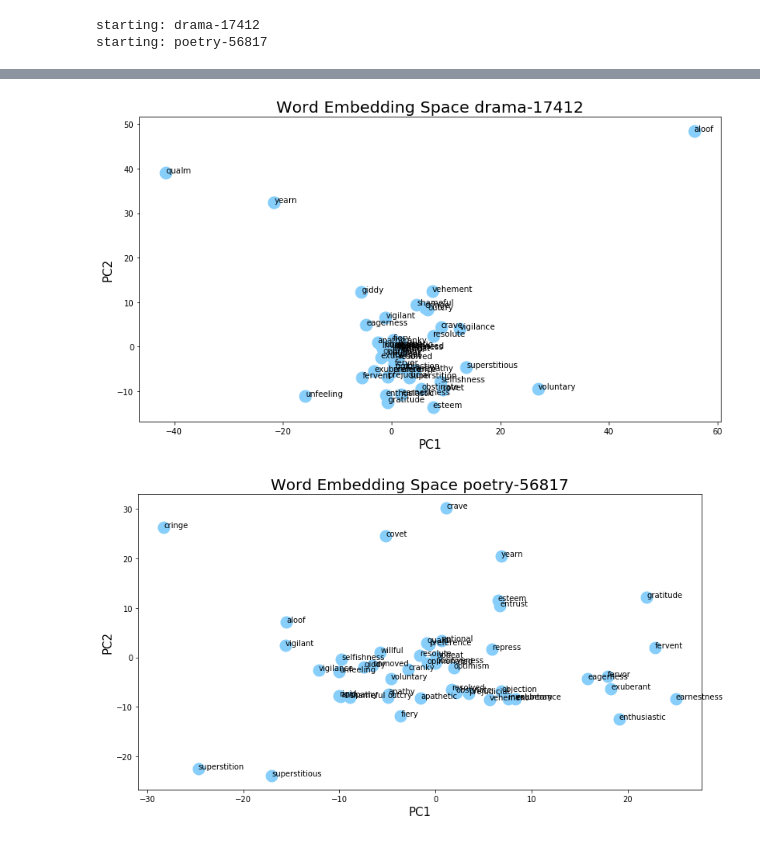
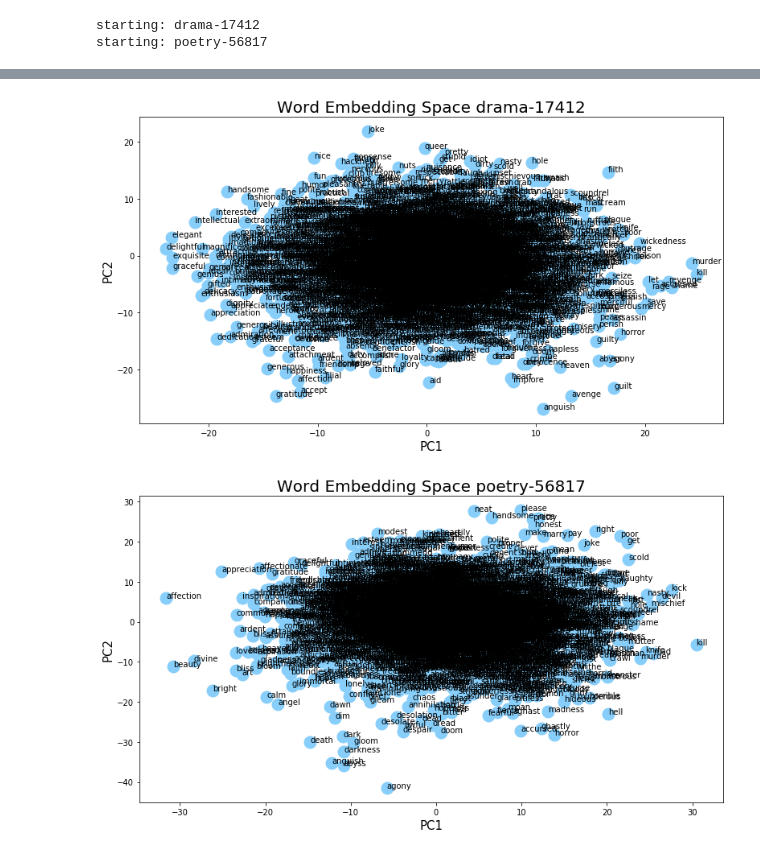
Before and after one commit to jeddobson/htrc-vector-project, a Jupyter notebook: notebooks/explore-pca.ipynb, the cells around one changed output, grey strips where cells are left out. Saved outputs shown, nothing was run; the diff lists cells and outputs as text; code cells hidden in the pictures.

```diff
--- a/notebooks/explore-pca.ipynb
+++ b/notebooks/explore-pca.ipynb
@@ -60,8 +60,9 @@ def make_plots(categories):
         for c in inquirer.keys():
             for w in inquirer[c]:
                 if w in m[1].vocab:
-                    if c in categories:
-                        all_terms[w] = c
+                    if w not in stop_words:
+                        if c in categories:
+                            all_terms[w] = c
 
         X=m[1][list(all_terms)]
         df=pd.DataFrame(X)
@@ -94,7 +95,9 @@ def make_plots(categories):
           plt.annotate(word,xy=(neww_X[i,0],neww_X[i,1]))
 # %%
 all_categories = list(inquirer)
-selected_categories = ["Pleasur","Pain","Feel","Arousal", "Polit@", "Relig"]
+feelings = ["Pleasur","Pain","Feel","Arousal", "EMOT", "Virtue", "Vice"]
+valence = ["Positiv", "Negativ"]
+institutional = ["Polit@", "Relig", "Legal", "Milit", "Exprsv", "Econ@", "Academ"]
 # %%
 make_plots(all_categories)
 # %% [output]
@@ -108,5 +111,5 @@ make_plots(selected_categories)
 # %%
-make_plots(["Feel"])
+make_plots(valence)
 # %% [output]
-[figure, old version]
+[figure, new version]
-[figure, old version]
+[figure, new version]
```
Also changed, not shown: parts of 4 cells of this notebook.
